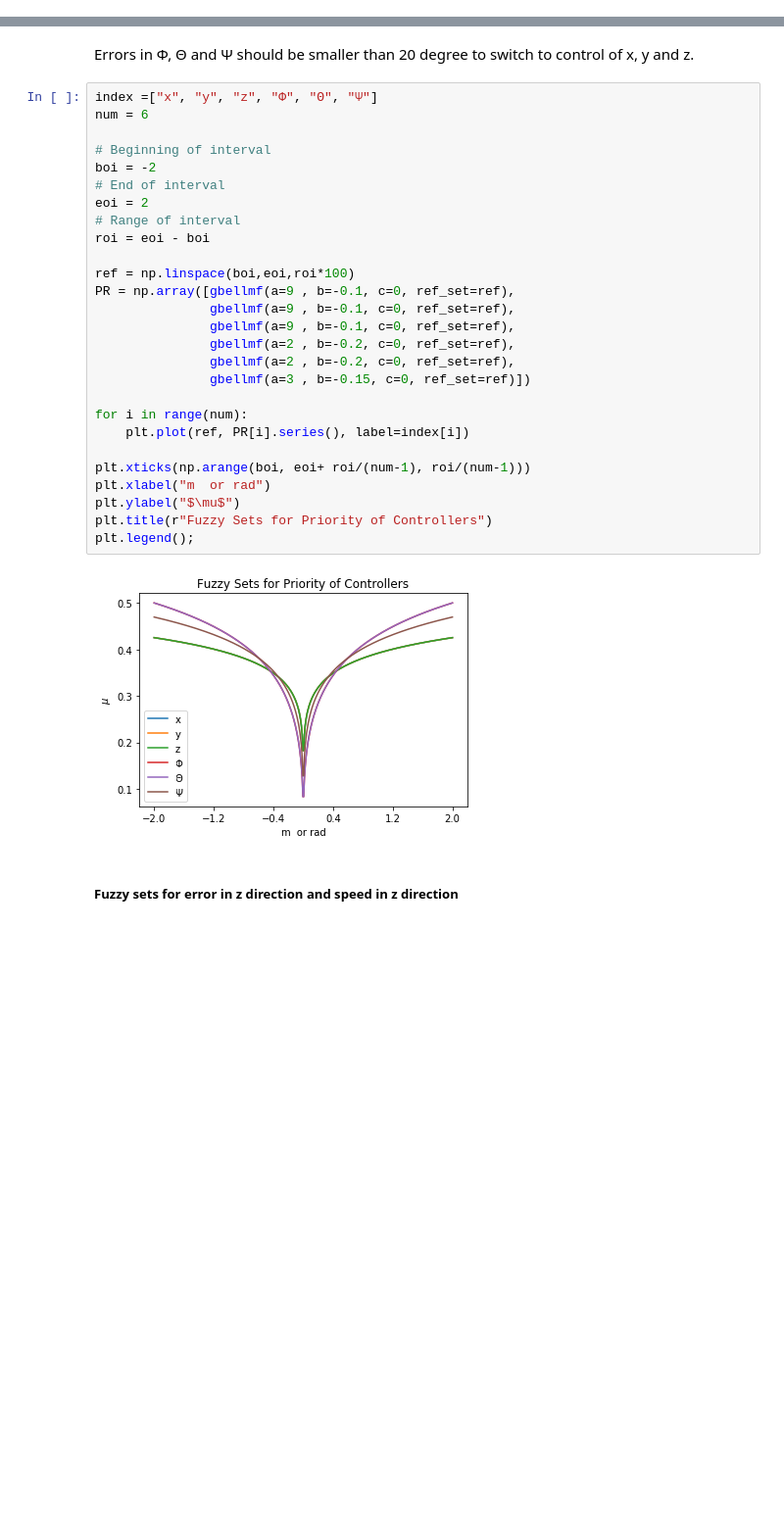
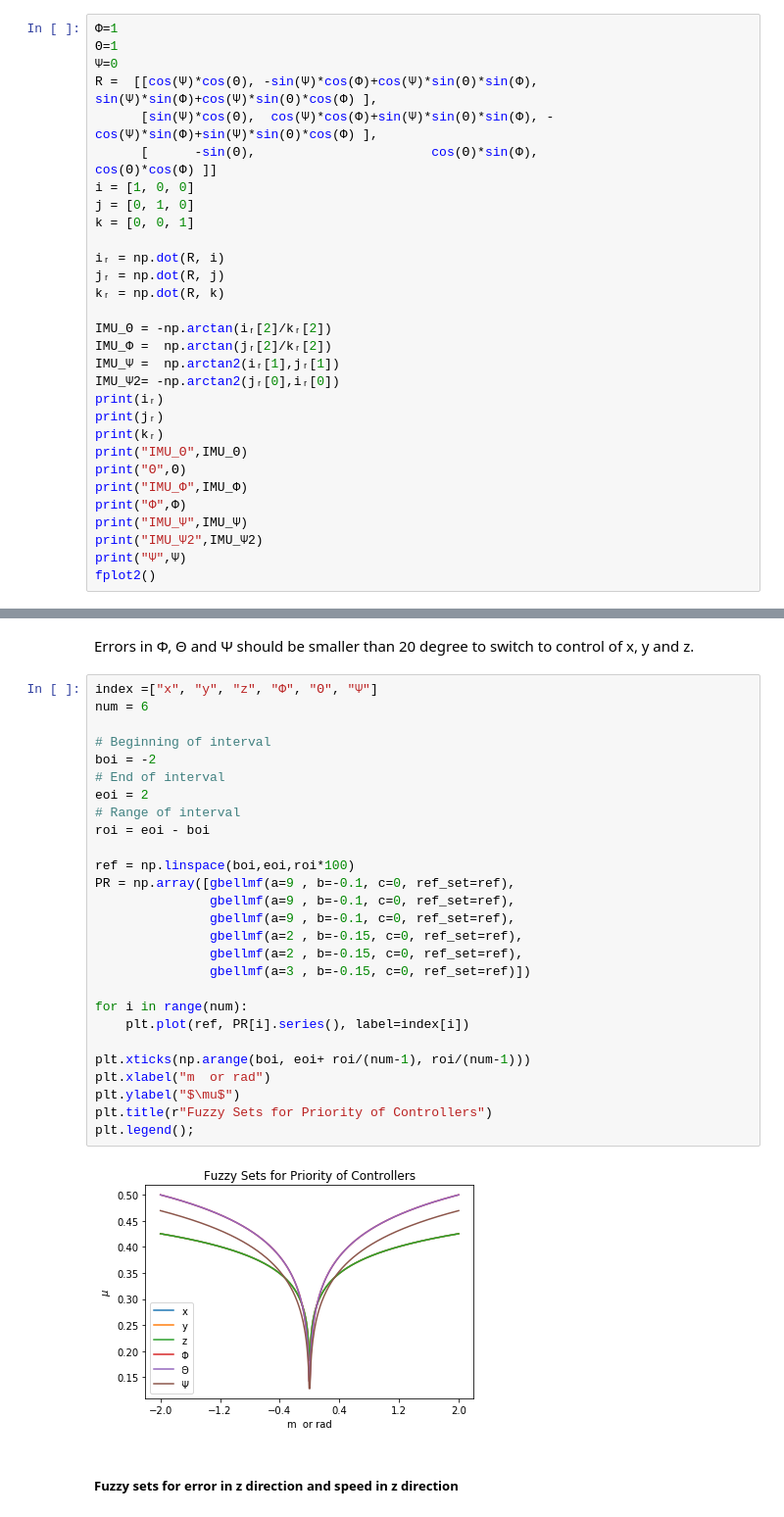
Before and after one commit to makashy/FuzzyControllerExamples, a Jupyter notebook: Fuzzy Logic Control of a Quadrotor.ipynb, the cells around one changed output, grey strips where cells are left out. Shown at 98% size. Cells and saved outputs as stored; diff of their text form; blank space fills up the shorter version.

```diff
--- a/Fuzzy Logic Control of a Quadrotor.ipynb
+++ b/Fuzzy Logic Control of a Quadrotor.ipynb
@@ -345,0 +306,30 @@ cplot()
+# %%
+Φ=1
+Θ=1
+Ψ=0
+R =  [[cos(Ψ)*cos(Θ), -sin(Ψ)*cos(Φ)+cos(Ψ)*sin(Θ)*sin(Φ),  sin(Ψ)*sin(Φ)+cos(Ψ)*sin(Θ)*cos(Φ) ],
+      [sin(Ψ)*cos(Θ),  cos(Ψ)*cos(Φ)+sin(Ψ)*sin(Θ)*sin(Φ), -cos(Ψ)*sin(Φ)+sin(Ψ)*sin(Θ)*cos(Φ) ],
+      [      -sin(Θ),                       cos(Θ)*sin(Φ),                       cos(Θ)*cos(Φ) ]]
+i = [1, 0, 0]
+j = [0, 1, 0]
+k = [0, 0, 1]
+
+iᵣ = np.dot(R, i)
+jᵣ = np.dot(R, j)
+kᵣ = np.dot(R, k)
+
+IMU_Θ = -np.arctan(iᵣ[2]/kᵣ[2])
+IMU_Φ =  np.arctan(jᵣ[2]/kᵣ[2])
+IMU_Ψ =  np.arctan2(iᵣ[1],jᵣ[1])
+IMU_Ψ2= -np.arctan2(jᵣ[0],iᵣ[0])
+print(iᵣ)
+print(jᵣ)
+print(kᵣ)
+print("IMU_Θ",IMU_Θ)
+print("Θ",Θ)
+print("IMU_Φ",IMU_Φ)
+print("Φ",Φ)
+print("IMU_Ψ",IMU_Ψ)
+print("IMU_Ψ2",IMU_Ψ2)
+print("Ψ",Ψ)
+fplot2()
@@ -528,32 +529,32 @@ class sigmf:
 # %%
 index =["x", "y", "z", "Φ", "Θ", "Ψ"]
 num = 6
 
 # Beginning of interval
 boi = -2
 # End of interval
 eoi = 2
 # Range of interval
 roi = eoi - boi
 
 ref = np.linspace(boi,eoi,roi*100)
 PR = np.array([gbellmf(a=9 , b=-0.1, c=0, ref_set=ref),
                gbellmf(a=9 , b=-0.1, c=0, ref_set=ref),
                gbellmf(a=9 , b=-0.1, c=0, ref_set=ref),
-               gbellmf(a=2 , b=-0.2, c=0, ref_set=ref),
-               gbellmf(a=2 , b=-0.2, c=0, ref_set=ref),
+               gbellmf(a=2 , b=-0.15, c=0, ref_set=ref),
+               gbellmf(a=2 , b=-0.15, c=0, ref_set=ref),
                gbellmf(a=3 , b=-0.15, c=0, ref_set=ref)])
 
 for i in range(num):
     plt.plot(ref, PR[i].series(), label=index[i])
 
 plt.xticks(np.arange(boi, eoi+ roi/(num-1), roi/(num-1)))
 plt.xlabel("m  or rad")
 plt.ylabel("$\mu$")
 plt.title(r"Fuzzy Sets for Priority of Controllers")
 plt.legend();
 # %% [output]
-[figure, old version]
+[figure, new version]
 # %% [markdown]
 ##### Fuzzy sets for error in z direction and speed in z direction
 # %%
```
Also changed, not shown: parts of 18 cells of this notebook, 1 other file.
